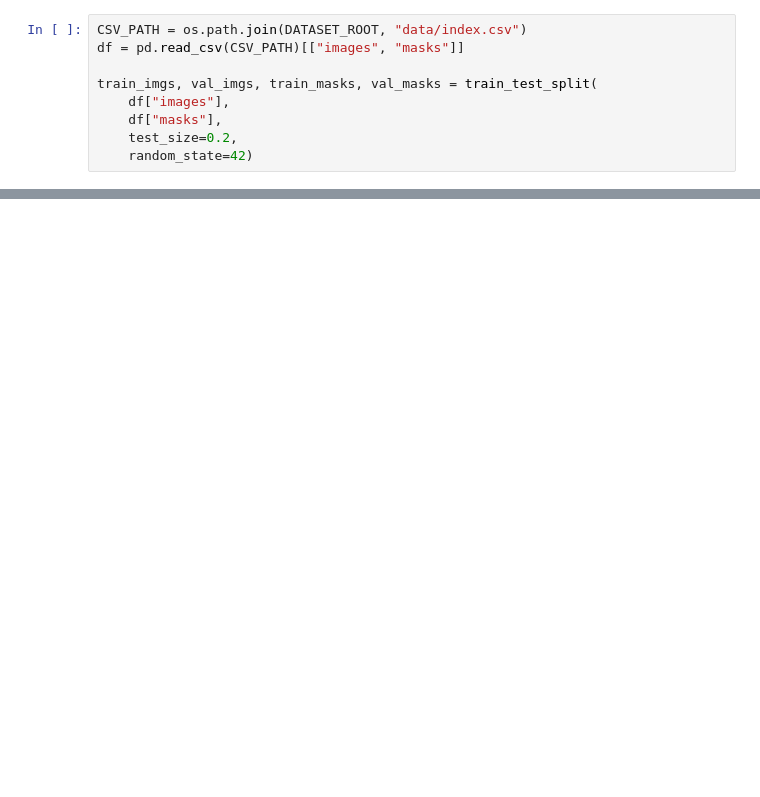
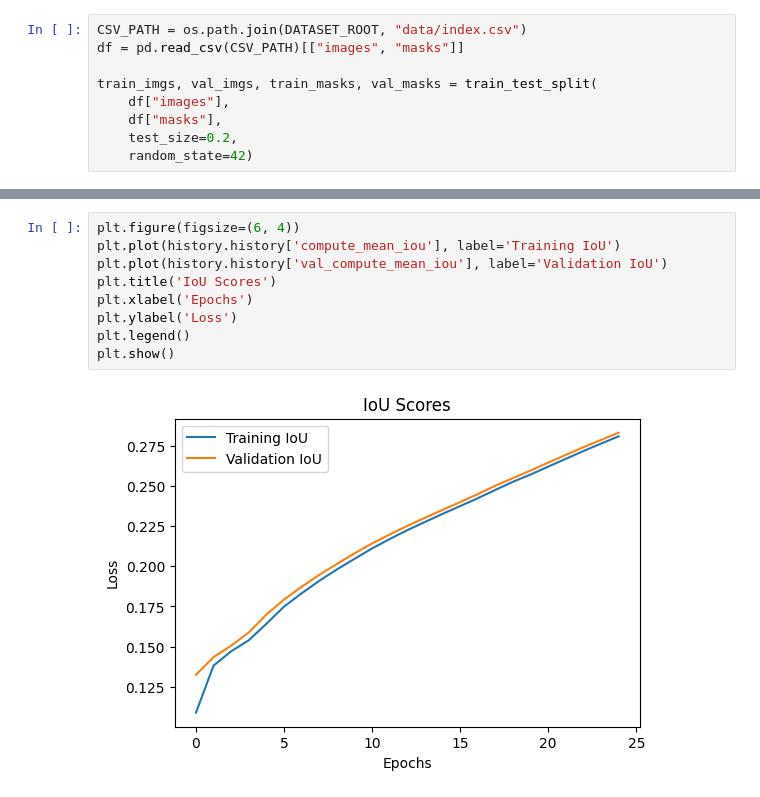
Before and after one commit to cksajil/dash-cam-segmenter, a Jupyter notebook: notebooks/segmentation.ipynb, the cells around one changed output, grey strips where cells are left out. Cells and saved outputs as stored; diff of their text form; blank space fills up the shorter version.

```diff
--- a/notebooks/segmentation.ipynb
+++ b/notebooks/segmentation.ipynb
@@ -288,0 +338,11 @@ plt.show()
+# %%
+plt.figure(figsize=(6, 4))
+plt.plot(history.history['compute_mean_iou'], label='Training IoU')
+plt.plot(history.history['val_compute_mean_iou'], label='Validation IoU')
+plt.title('IoU Scores')
+plt.xlabel('Epochs')
+plt.ylabel('Loss')
+plt.legend()
+plt.show()
+# %% [output]
+[figure, added]
```
Also changed, not shown: parts of 26 cells of this notebook, 5 other files.
